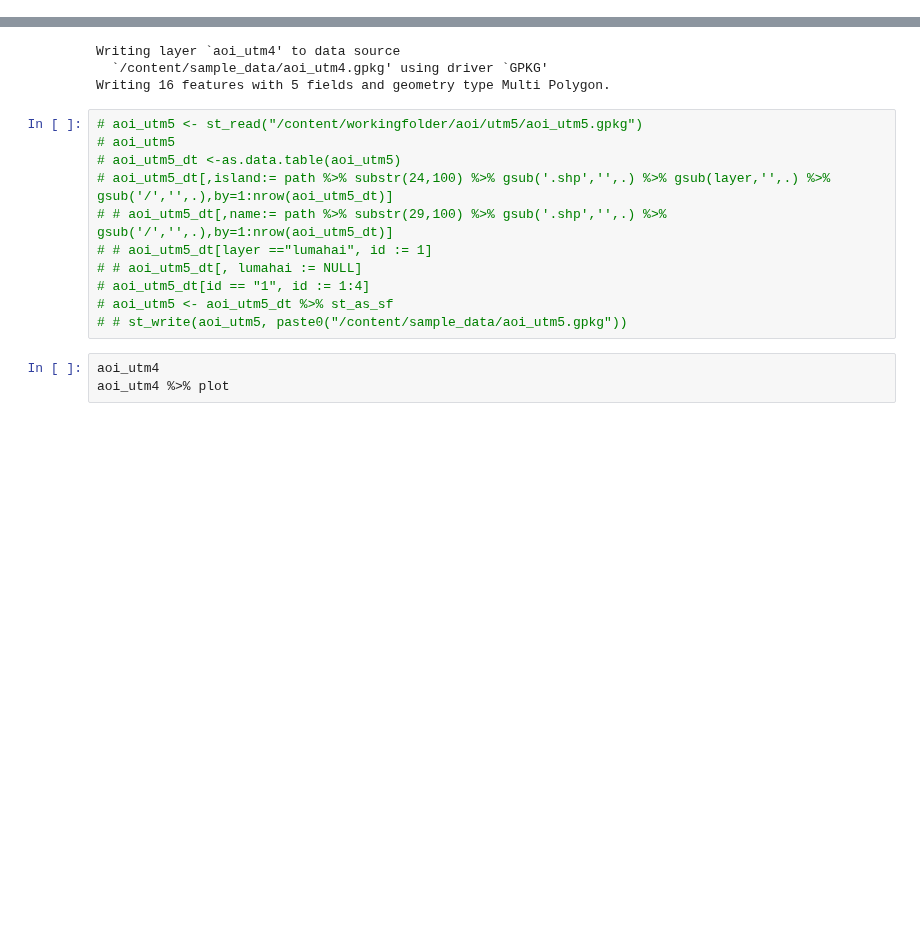
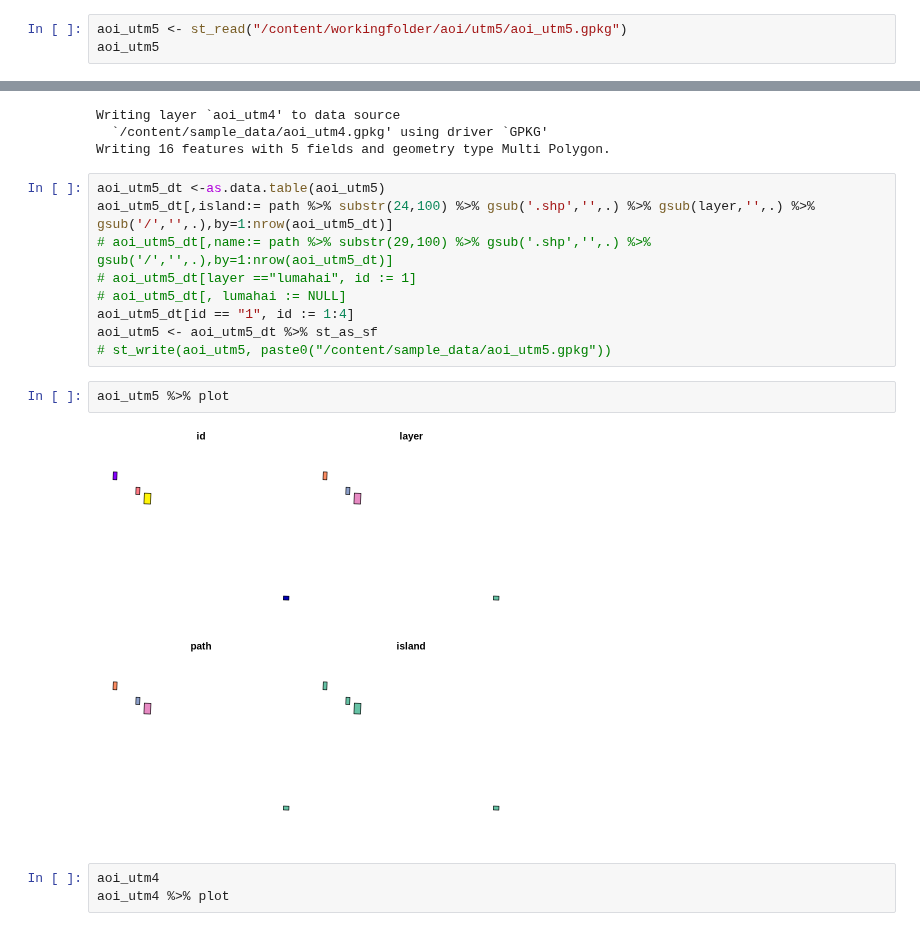
Before and after one commit to MadmanMarble/Planet_U-NET, a Jupyter notebook: Planet_image_stacking_032024.ipynb, the cells around one changed output, grey strips where cells are left out. Drawn from its saved outputs; the diff is of its cells as text; blank space fills up the shorter version.

```diff
--- a/Planet_image_stacking_032024.ipynb
+++ b/Planet_image_stacking_032024.ipynb
@@ -585,3 +672,6 @@ A sf: 16 × 7
 | 1 | NA | NA | NA | pearl_harbor | E:/Data/AOI_Shapefiles/oahu/pearl... | MULTIPOLYGON (((599581.1 23... |
 | 1 | NA | NA | NA | waihee | E:/Data/AOI_Shapefiles/maui/waihe... | MULTIPOLYGON (((757873.3 23... |
 | 1 | NA | NA | NA | wailua_opaekaa | E:/Data/AOI_Shapefiles/kauai/wail... | MULTIPOLYGON (((464124.8 24... |
+# %%
+aoi_utm5 <- st_read("/content/workingfolder/aoi/utm5/aoi_utm5.gpkg")
+aoi_utm5
@@ -600,16 +722,18 @@ Writing layer `aoi_utm4' to data source
   `/content/sample_data/aoi_utm4.gpkg' using driver `GPKG'
 Writing 16 features with 5 fields and geometry type Multi Polygon.
 # %%
-# aoi_utm5 <- st_read("/content/workingfolder/aoi/utm5/aoi_utm5.gpkg")
-# aoi_utm5
-# aoi_utm5_dt <-as.data.table(aoi_utm5)
-# aoi_utm5_dt[,island:= path %>% substr(24,100) %>% gsub('.shp','',.) %>% gsub(layer,'',.) %>% gsub('/','',.),by=1:nrow(aoi_utm5_dt)]
-# # aoi_utm5_dt[,name:= path %>% substr(29,100) %>% gsub('.shp','',.) %>% gsub('/','',.),by=1:nrow(aoi_utm5_dt)]
-# # aoi_utm5_dt[layer =="lumahai", id := 1]
-# # aoi_utm5_dt[, lumahai := NULL]
-# aoi_utm5_dt[id == "1", id := 1:4]
-# aoi_utm5 <- aoi_utm5_dt %>% st_as_sf
-# # st_write(aoi_utm5, paste0("/content/sample_data/aoi_utm5.gpkg"))
+aoi_utm5_dt <-as.data.table(aoi_utm5)
+aoi_utm5_dt[,island:= path %>% substr(24,100) %>% gsub('.shp','',.) %>% gsub(layer,'',.) %>% gsub('/','',.),by=1:nrow(aoi_utm5_dt)]
+# aoi_utm5_dt[,name:= path %>% substr(29,100) %>% gsub('.shp','',.) %>% gsub('/','',.),by=1:nrow(aoi_utm5_dt)]
+# aoi_utm5_dt[layer =="lumahai", id := 1]
+# aoi_utm5_dt[, lumahai := NULL]
+aoi_utm5_dt[id == "1", id := 1:4]
+aoi_utm5 <- aoi_utm5_dt %>% st_as_sf
+# st_write(aoi_utm5, paste0("/content/sample_data/aoi_utm5.gpkg"))
+# %%
+aoi_utm5 %>% plot
+# %% [output]
+[figure, added]
 # %%
 aoi_utm4
 aoi_utm4 %>% plot
```
Also changed, not shown: parts of 14 cells of this notebook.
